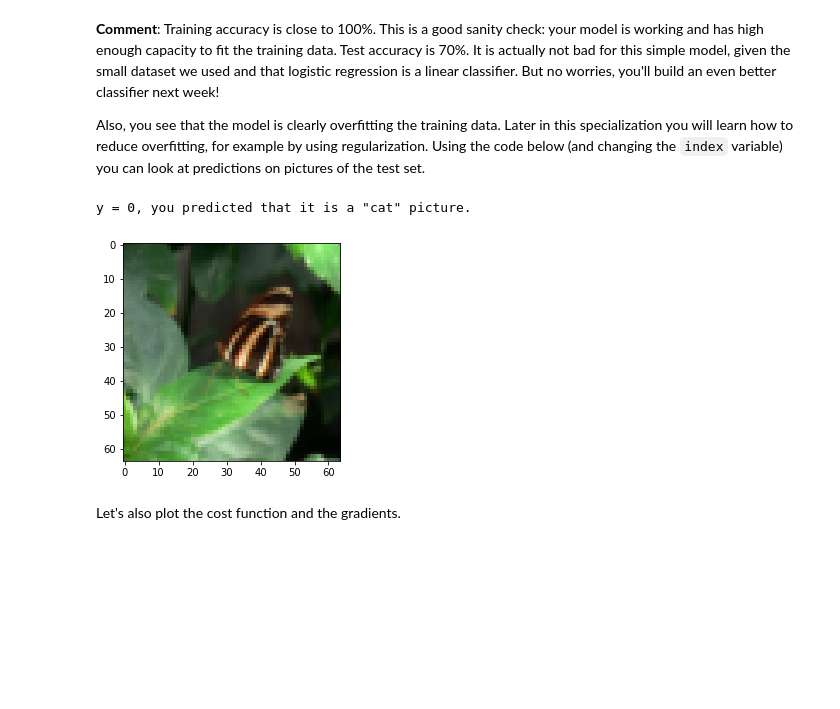
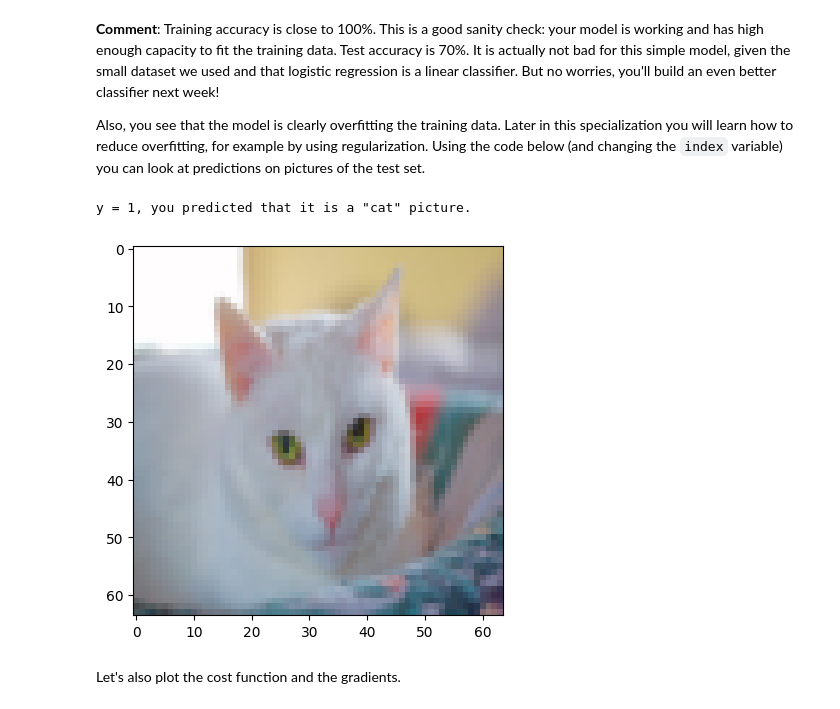
Before and after one commit to LukasBenner/MaschineLearningLectureTasks, a Jupyter notebook: Logistic_regression/Logistic_Regression_with_a_Neural_Network_mindset.ipynb, the cells around one changed output. Cells and saved outputs as stored; diff of their text form; code cells hidden in the pictures; blank space fills up the shorter version.

```diff
--- a/Logistic_regression/Logistic_Regression_with_a_Neural_Network_mindset.ipynb
+++ b/Logistic_regression/Logistic_Regression_with_a_Neural_Network_mindset.ipynb
@@ -679,13 +679,13 @@ test accuracy: 70.0 %
 Also, you see that the model is clearly overfitting the training data. Later in this specialization you will learn how to reduce overfitting, for example by using regularization. Using the code below (and changing the `index` variable) you can look at predictions on pictures of the test set.
 # %%
 # Example of a picture that was wrongly classified.
-index = 5
+index = 2
 plt.imshow(test_set_x[:,index].reshape((num_px, num_px, 3)))
 
 print ("y = " + str(test_set_y[0, index]) + ", you predicted that it is a \"" + classes[int(d["Y_prediction_test"][0, index])].decode("utf-8") +  "\" picture.")
 # %% [output]
-y = 0, you predicted that it is a "cat" picture.
+y = 1, you predicted that it is a "cat" picture.
-[figure, old version]
+[figure, new version]
 # %% [markdown]
 Let's also plot the cost function and the gradients.
 # %%
```
Also changed, not shown: parts of 2 cells of this notebook.
